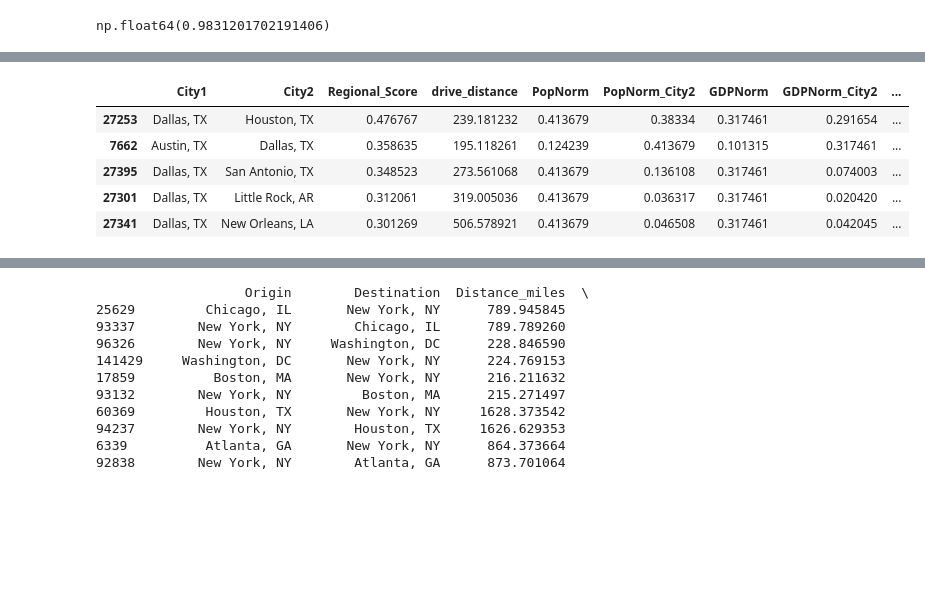
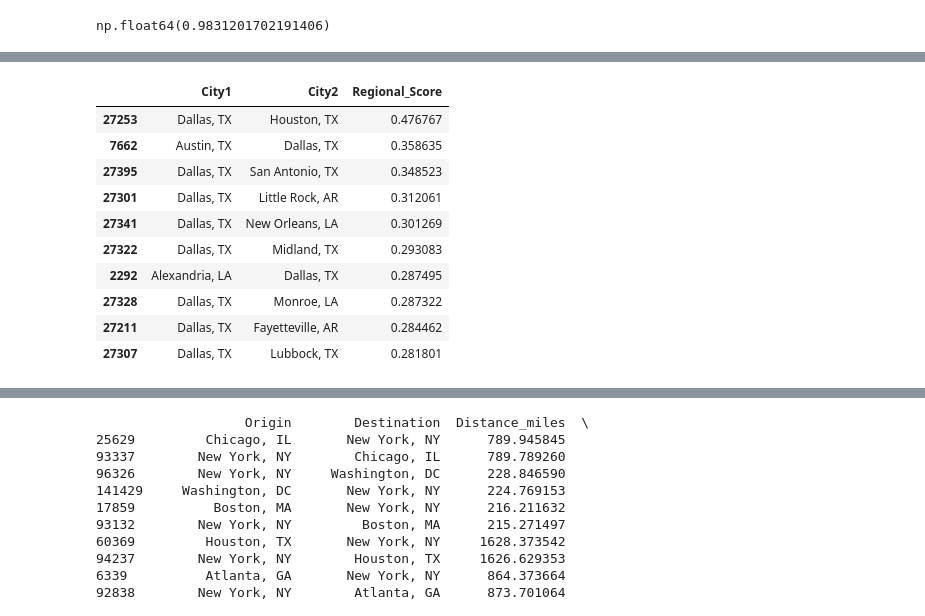
Before and after one commit to mamaOcoder/highspeedrail, a Jupyter notebook: code/City Pairs model-update.ipynb, the cells around one changed output, grey strips where cells are left out. Cells and saved outputs as stored; diff of their text form; code cells hidden in the pictures; blank space fills up the shorter version.

```diff
--- a/code/City Pairs model-update.ipynb
+++ b/code/City Pairs model-update.ipynb
@@ -101,8 +101,8 @@ demand_weight = 0.4
 
 # Relationship contributions
 dist_weight = 0.4
-efficiency_weight = 0.2
-cp_demand_weight = 0.4
+efficiency_weight = 0.1
+cp_demand_weight = 0.5
 
 # Use cluster as a boost
 cluster_weight = 0.15
@@ -134,7 +134,7 @@ def calculate_score(row):
 
 # Calculate total and normalized scores
 city_pairs['Total_Score'] = city_pairs.apply(calculate_score, axis=1)
-# city_pairs['Normalized_Score'] = (city_pairs['Total_Score'] / city_pairs['Total_Score'].max())
+#city_pairs['Normalized_Score'] = (city_pairs['Total_Score'] / city_pairs['Total_Score'].max())
 results = city_pairs.sort_values(by='Total_Score', ascending=False)
 results[['City1','City2','drive_distance','PopNorm','PopNorm_City2','GDPNorm','GDPNorm_City2','TTINorm','TTINorm_City2','demand_score_norm','demand_score_norm_City2','proximity_score','proximity_score_City2','gaus_dist_weight','efficiency_score_norm','demand_weight','cluster_id','cluster_id_City2','Total_Score']].head(50)
 # %% [output]
@@ -244,14 +272,20 @@ results2[['City1','City2','Regional_Score','drive_distance','PopNorm','PopNorm_C
 # %%
 region3['Regional_Score'] = region3.apply(calculate_regional_score, axis=1)
 results3 = region3.sort_values(by='Regional_Score', ascending=False)
 results3[['City1','City2','Regional_Score','drive_distance','PopNorm','PopNorm_City2','GDPNorm','GDPNorm_City2','TTINorm','TTINorm_City2','demand_score_norm','demand_score_norm_City2','proximity_score','proximity_score_City2','gaus_dist_weight','efficiency_score_norm','demand_weight','cluster_id','cluster_id_City2','Total_Score']].head(5)
+results3[['City1','City2','Regional_Score']].head(10)
 # %% [output]
-|  | City1 | City2 | Regional_Score | drive_distance | PopNorm | PopNorm_City2 | GDPNorm | GDPNorm_City2 | ... |
-| 27253 | Dallas, TX | Houston, TX | 0.476767 | 239.181232 | 0.413679 | 0.38334 | 0.317461 | 0.291654 | ... |
-| 7662 | Austin, TX | Dallas, TX | 0.358635 | 195.118261 | 0.124239 | 0.413679 | 0.101315 | 0.317461 | ... |
-| 27395 | Dallas, TX | San Antonio, TX | 0.348523 | 273.561068 | 0.413679 | 0.136108 | 0.317461 | 0.074003 | ... |
-| 27301 | Dallas, TX | Little Rock, AR | 0.312061 | 319.005036 | 0.413679 | 0.036317 | 0.317461 | 0.020420 | ... |
-| 27341 | Dallas, TX | New Orleans, LA | 0.301269 | 506.578921 | 0.413679 | 0.046508 | 0.317461 | 0.042045 | ... |
+|  | City1 | City2 | Regional_Score |
+| 27253 | Dallas, TX | Houston, TX | 0.476767 |
+| 7662 | Austin, TX | Dallas, TX | 0.358635 |
+| 27395 | Dallas, TX | San Antonio, TX | 0.348523 |
+| 27301 | Dallas, TX | Little Rock, AR | 0.312061 |
+| 27341 | Dallas, TX | New Orleans, LA | 0.301269 |
+| 27322 | Dallas, TX | Midland, TX | 0.293083 |
+| 2292 | Alexandria, LA | Dallas, TX | 0.287495 |
+| 27328 | Dallas, TX | Monroe, LA | 0.287322 |
+| 27211 | Dallas, TX | Fayetteville, AR | 0.284462 |
+| 27307 | Dallas, TX | Lubbock, TX | 0.281801 |
 # %%
 region4['Regional_Score'] = region4.apply(calculate_regional_score, axis=1)
 results4 = region4.sort_values(by='Regional_Score', ascending=False)
```
Also changed, not shown: parts of 6 cells of this notebook, 1 other file.
